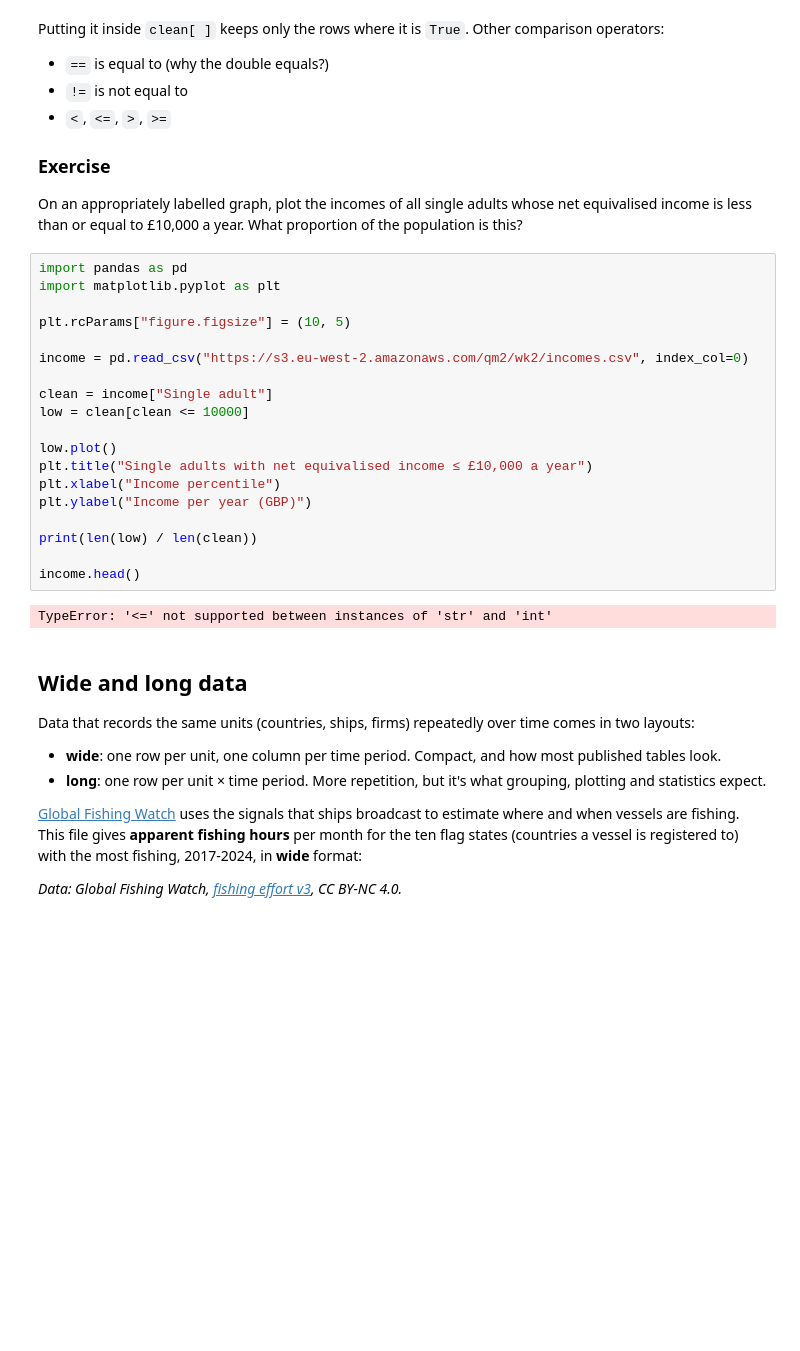
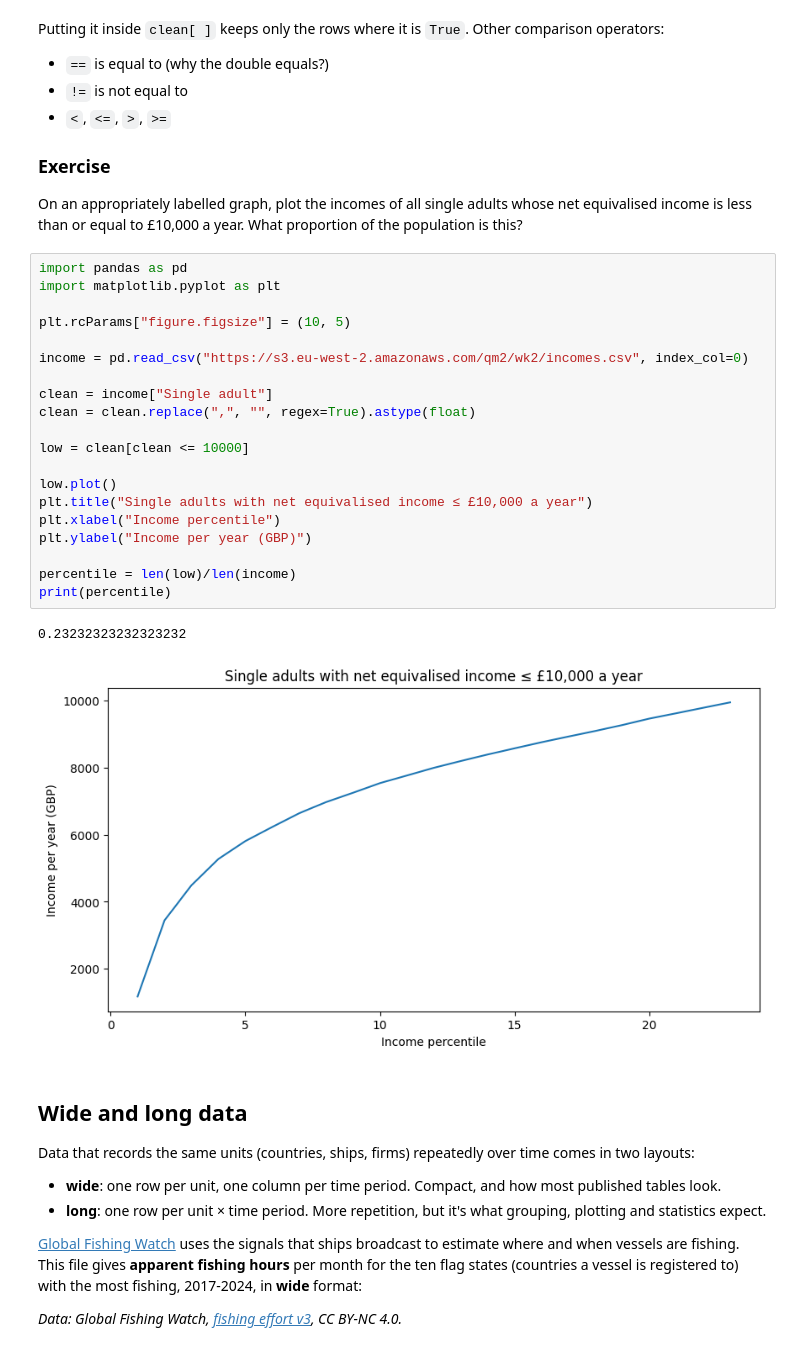
Before and after one commit to lilylee987/QM2, a Jupyter notebook: notebooks/W02. Pandas.ipynb, the cells around one changed output. Drawn from its saved outputs; the diff is of its cells as text; blank space fills up the shorter version.

```diff
--- a/notebooks/W02. Pandas.ipynb
+++ b/notebooks/W02. Pandas.ipynb
@@ -323,24 +323,26 @@ On an appropriately labelled graph, plot the incomes of all single adults whose
 # %%
 import pandas as pd
 import matplotlib.pyplot as plt
 
 plt.rcParams["figure.figsize"] = (10, 5)
 
 income = pd.read_csv("https://s3.eu-west-2.amazonaws.com/qm2/wk2/incomes.csv", index_col=0)
 
 clean = income["Single adult"]
+clean = clean.replace(",", "", regex=True).astype(float)
+
 low = clean[clean <= 10000]
 
 low.plot()
 plt.title("Single adults with net equivalised income ≤ £10,000 a year")
 plt.xlabel("Income percentile")
 plt.ylabel("Income per year (GBP)")
 
-print(len(low) / len(clean))
-
-income.head()
+percentile = len(low)/len(income)
+print(percentile)
 # %% [output]
-TypeError: '<=' not supported between instances of 'str' and 'int'
+0.23232323232323232
+[figure, added]
 # %% [markdown]
 ## Wide and long data
 
```
